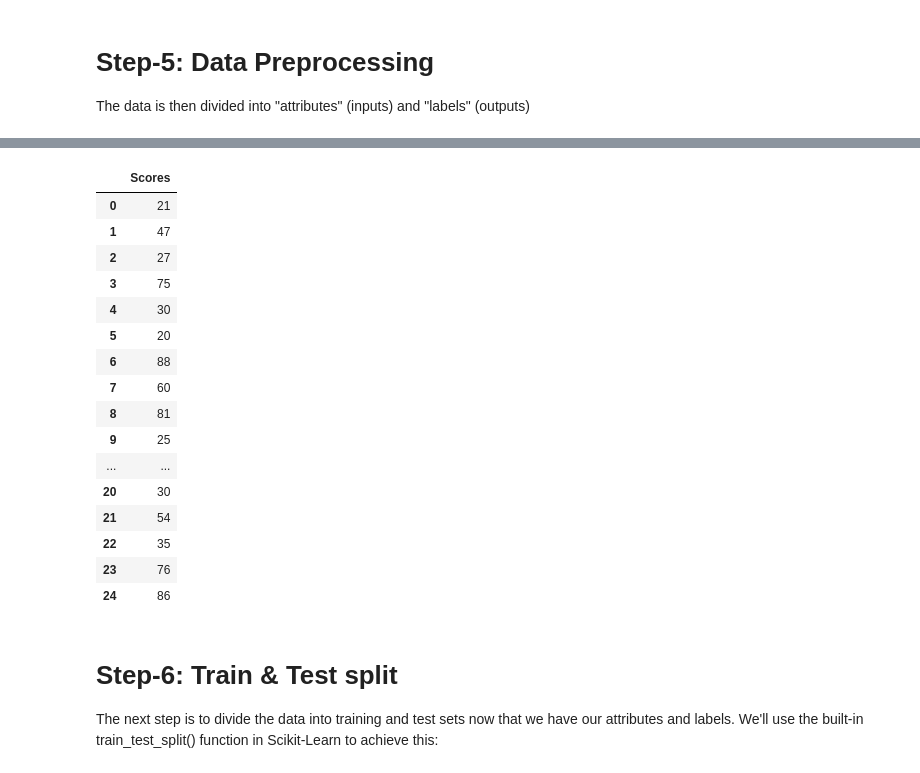
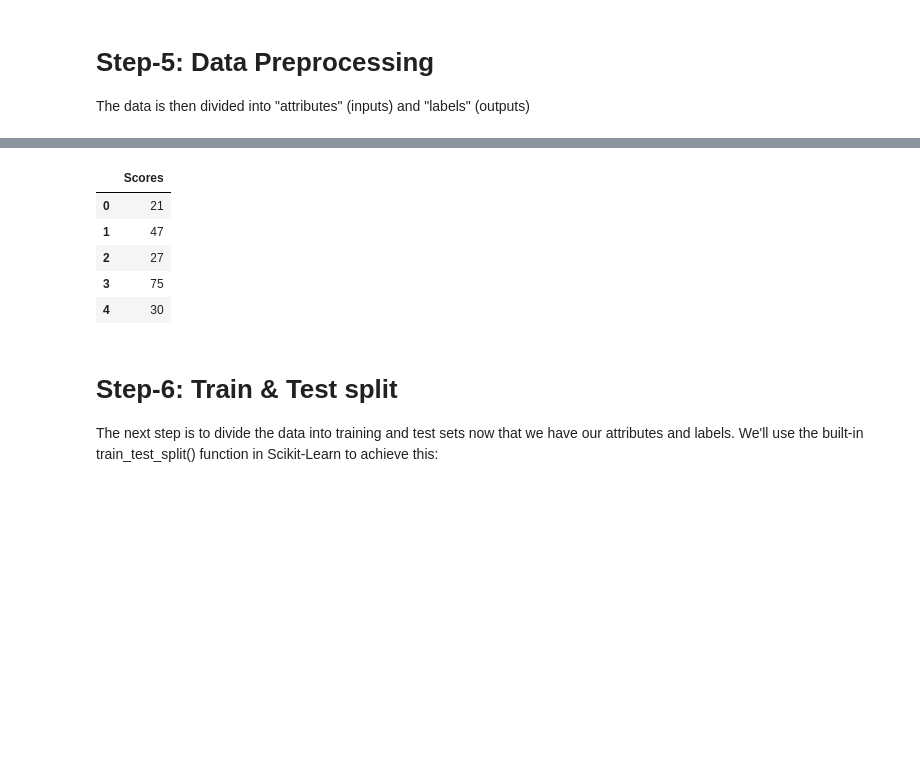
Before and after one commit to Rasel-25/Data-Science-Business-Analytics, a Jupyter notebook: Prediction using Supervised ML/Prediction using Supervised ML.ipynb, the cells around one changed output, grey strips where cells are left out. Saved outputs shown, nothing was run; the diff lists cells and outputs as text; code cells hidden in the pictures; blank space fills up the shorter version.

```diff
--- a/Prediction using Supervised ML/Prediction using Supervised ML.ipynb
+++ b/Prediction using Supervised ML/Prediction using Supervised ML.ipynb
@@ -159,24 +167,13 @@ attributes
 # %%
 labels=data[['Scores']] # isolating labels values from dataset
-labels
+labels.head()
 # %% [output]
 |  | Scores |
 | 0 | 21 |
 | 1 | 47 |
 | 2 | 27 |
 | 3 | 75 |
 | 4 | 30 |
-| 5 | 20 |
-| 6 | 88 |
-| 7 | 60 |
-| 8 | 81 |
-| 9 | 25 |
-| ... | ... |
-| 20 | 30 |
-| 21 | 54 |
-| 22 | 35 |
-| 23 | 76 |
-| 24 | 86 |
 # %% [markdown]
 # Step-6: Train & Test split
 The next step is to divide the data into training and test sets now that we have our attributes and labels. We'll use the built-in train_test_split() function in Scikit-Learn to achieve this:
```
Also changed, not shown: parts of 6 cells of this notebook.
